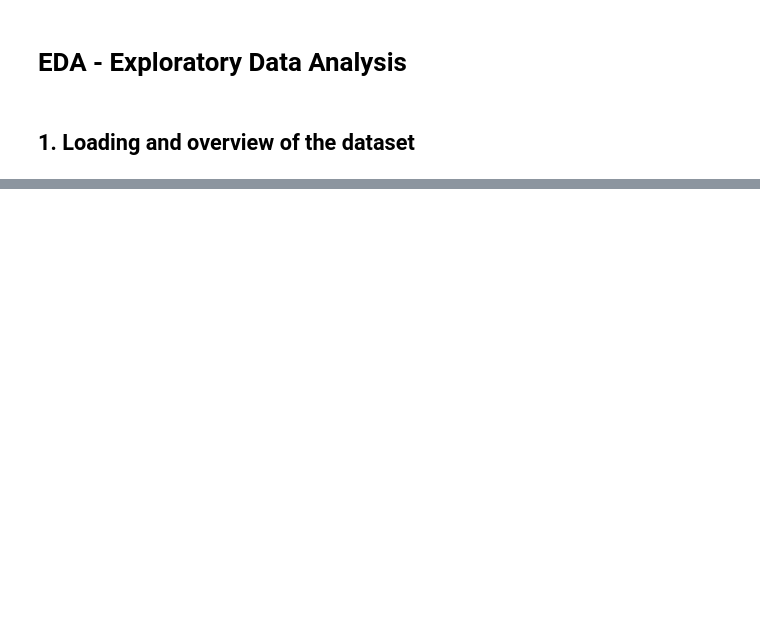
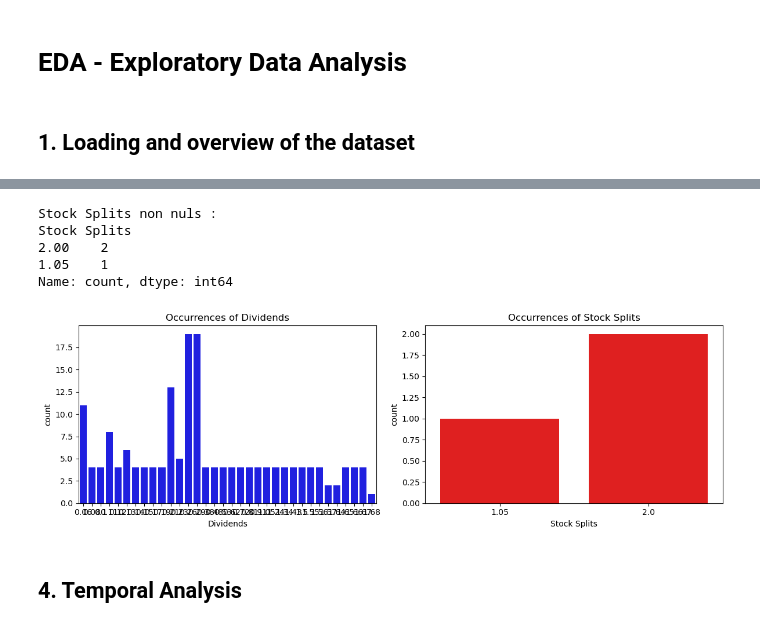
Before and after one commit to daphnemaschas/IBM-Stock-Prices, a Jupyter notebook: notebooks/eda.ipynb, the cells around one changed output, grey strips where cells are left out. Drawn from its saved outputs; the diff is of its cells as text; code cells hidden in the pictures; blank space fills up the shorter version.

```diff
--- a/notebooks/eda.ipynb
+++ b/notebooks/eda.ipynb
@@ -33,0 +106,5 @@ df.describe()
+# %%
+# Dividends
+dividends_non_zero = df[df["Dividends"] != 0]
+print("Dividends non nulls :")
+print(dividends_non_zero["Dividends"].value_counts())
@@ -33,0 +129,27 @@ df.describe()
+# %%
+# Splits
+splits_non_zero = df[df["Stock Splits"] != 0]
+print("Stock Splits non nuls :")
+print(splits_non_zero["Stock Splits"].value_counts())
+# %% [output]
+Stock Splits non nuls :
+Stock Splits
+2.00    2
+1.05    1
+Name: count, dtype: int64
+# %%
+# Visualisation
+plt.figure(figsize=(12, 4))
+plt.subplot(1, 2, 1)
+sns.countplot(x="Dividends", data=dividends_non_zero, color='blue')
+plt.title("Occurrences of Dividends")
+
+plt.subplot(1, 2, 2)
+sns.countplot(x="Stock Splits", data=splits_non_zero, color='red')
+plt.title("Occurrences of Stock Splits")
+plt.tight_layout()
+plt.show()
+# %% [output]
+[figure, added]
+# %% [markdown]
+## 4. Temporal Analysis
```
Also changed, not shown: parts of 38 cells of this notebook.
